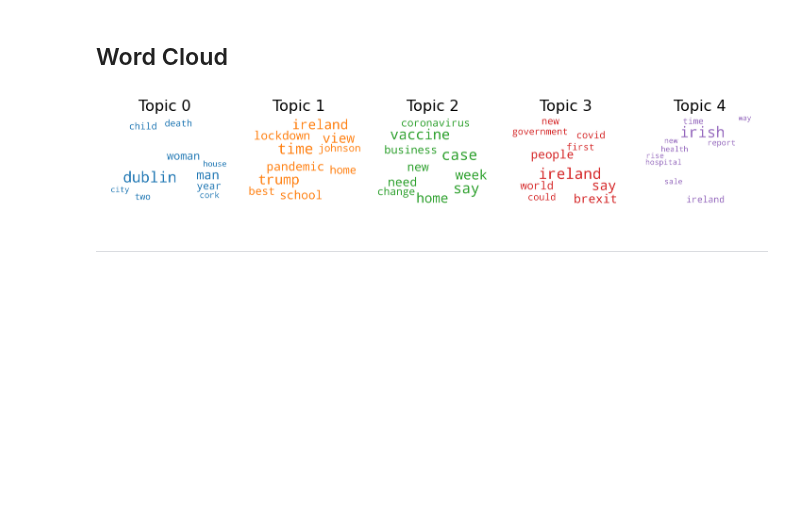
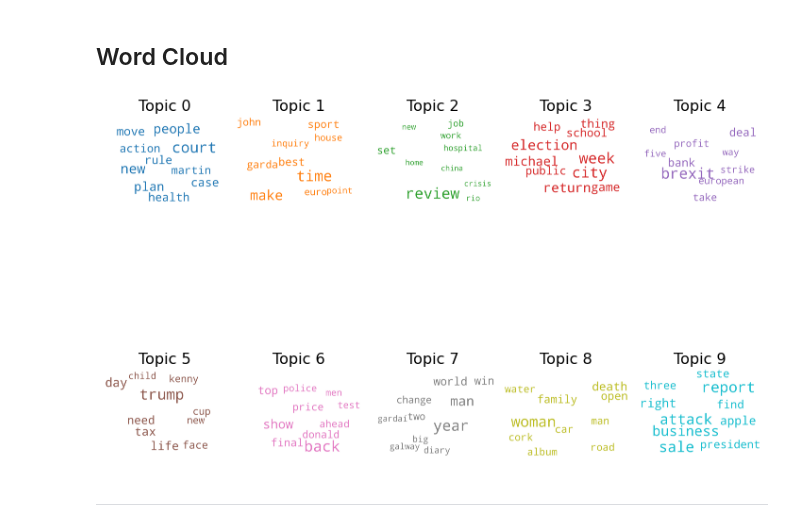
Before and after one commit to norahahr/TMproject, a Jupyter notebook: LDA.ipynb, the cells around one changed output. Cells and saved outputs as stored; diff of their text form; code cells hidden in the pictures; blank space fills up the shorter version.

```diff
--- a/LDA.ipynb
+++ b/LDA.ipynb
@@ -181,4 +167,0 @@ We are sentence embeddings by averaging the pre-trained word embeddings from the
-# %%
-# The goal is to be able to read the GoogleNews from its URL but haven't found a simple way to read a
-# bin.gz file from URL yet.
-model = gensim.models.KeyedVectors.load_word2vec_format('data/GoogleNews-vectors-negative300.bin.gz', binary=True)
@@ -380,12 +230,12 @@ reddit_dict.token2id
 
 reddit_BOW = [reddit_dict.doc2bow(headline) for headline in reddit_pp['Headline']]
 # %%
-#LDA - first attempt
-#As a starting point, I’ve fit a model with 5 topics and 10 passes.
+#LDA
+#For the final model, I’ve fit a model with 10 topics and 10 passes.
 
 from gensim.models.ldamodel import LdaModel
 
-k = 5
+k = 10
 reddit_lda = LdaModel(reddit_BOW,
                       num_topics = k,
                       id2word = reddit_dict,
@@ -453,7 +313,7 @@ cloud = WordCloud(
 
 topics = reddit_lda.show_topics(formatted=False)
 
-fig, axes = plt.subplots(1, 5, figsize=(10,10), sharex=True, sharey=True)
+fig, axes = plt.subplots(2, 5, figsize=(10,10), sharex=True, sharey=True)
 
 for i, ax in enumerate(axes.flatten()):
     fig.add_subplot(ax)
@@ -517,16 +405,15 @@ ireland_dict.token2id
 
 ireland_BOW = [ireland_dict.doc2bow(headline) for headline in ireland_pp['Headline']]
 # %%
-#LDA - first attempt
-#I’ve fit a model with 5 topics and 10 passes.
+#LDA
+#For the final model, I’ve fit a model with 10 topics and 10 passes.
 
 from gensim.models.ldamodel import LdaModel
 
-k = 5
+k = 10
 ireland_lda = LdaModel(ireland_BOW,
                       num_topics = k,
                       id2word = ireland_dict,
-                      random_state = 1,
                       passes=10)
 
 ireland_lda.show_topics()
@@ -570,35 +478,35 @@ import matplotlib.colors as mcolors
 
 cols = [color for name, color in mcolors.TABLEAU_COLORS.items()]  # more colors: 'mcolors.XKCD_COLORS'
 
 cloud = WordCloud(
                   background_color='white',
                   width=2500,
                   height=1800,
                   max_words=10,
                   colormap='tab10',
                   color_func=lambda *args, **kwargs: cols[i],
                   prefer_horizontal=1.0)
 
 topics = ireland_lda.show_topics(formatted=False)
 
-fig, axes = plt.subplots(1, 5, figsize=(10,10), sharex=True, sharey=True)
+fig, axes = plt.subplots(2, 5, figsize=(10,10), sharex=True, sharey=True)
 
 for i, ax in enumerate(axes.flatten()):
     fig.add_subplot(ax)
     topic_words = dict(topics[i][1])
     cloud.generate_from_frequencies(topic_words, max_font_size=300)
     plt.gca().imshow(cloud)
     plt.gca().set_title('Topic ' + str(i), fontdict=dict(size=16))
     plt.gca().axis('off')
 
 
 plt.subplots_adjust(wspace=0, hspace=0)
 plt.axis('off')
 plt.margins(x=0, y=0)
 plt.tight_layout()
 plt.show()
 # %% [output]
-[figure, old version]
+[figure, new version]
 # %% [markdown]
 ---
 # %% [markdown]
```
Also changed, not shown: parts of 26 cells of this notebook.
